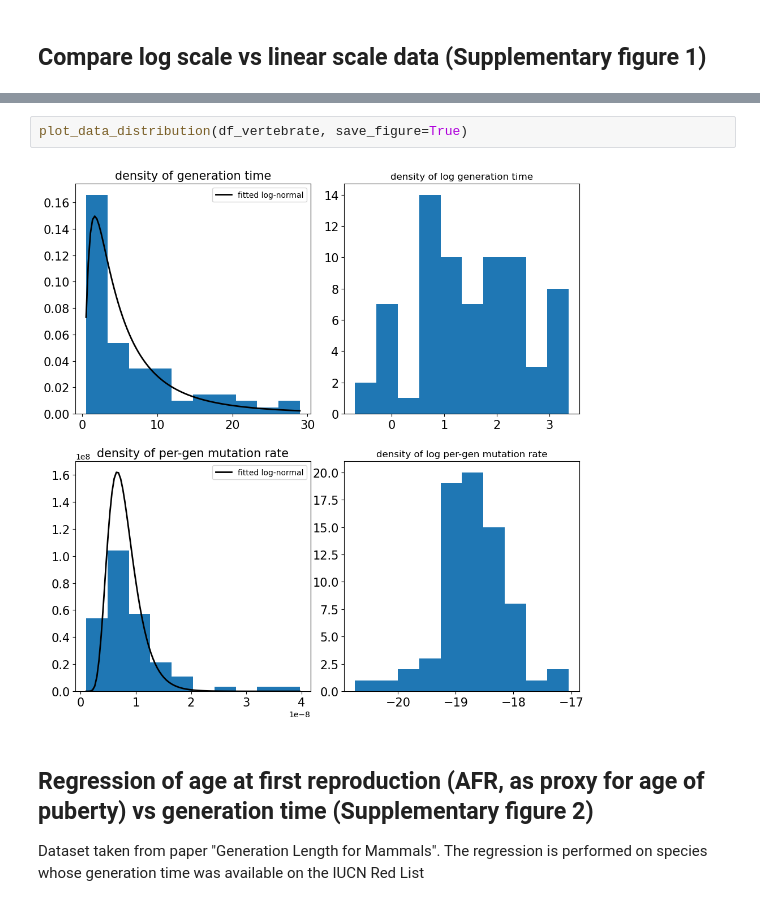
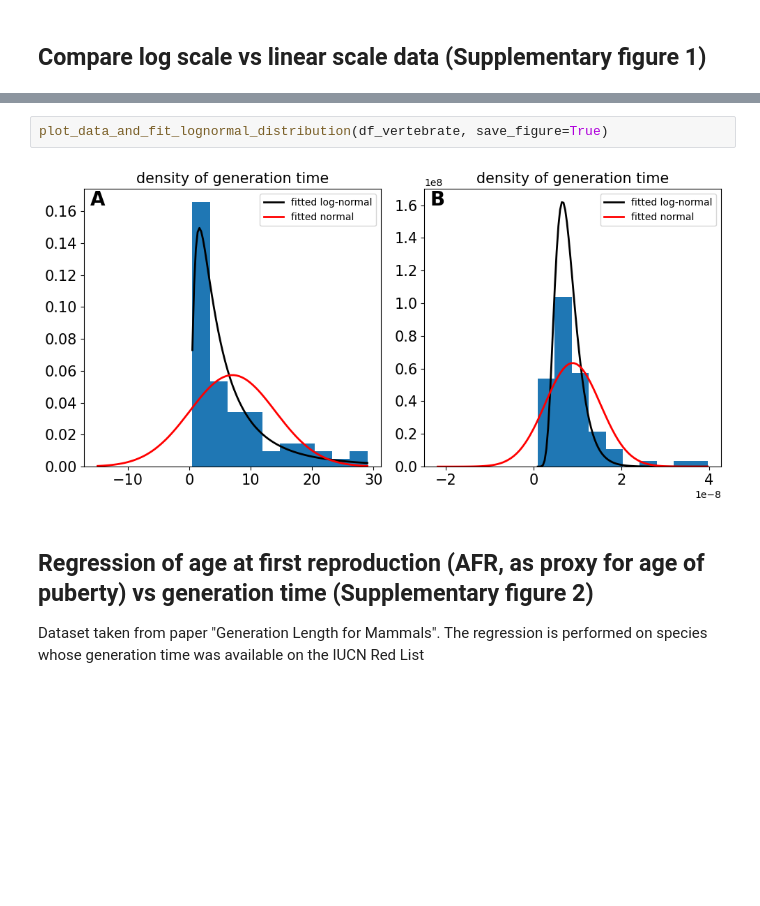
Before and after one commit to harrispopgen/clocklike-DBH, a Jupyter notebook: DBH_plots.ipynb, the cells around one changed output, grey strips where cells are left out. Drawn from its saved outputs; the diff is of its cells as text; blank space fills up the shorter version.

Commit message:
reformatted supplementary figure 1

```diff
--- a/DBH_plots.ipynb
+++ b/DBH_plots.ipynb
@@ -614,9 +612,9 @@ def plot_data_distribution(df, save_figure=False):
     if save_figure:
         fig.savefig("figures/supp_figure1_lognormal_distribution.pdf", bbox_inches='tight')
 # %%
-plot_data_distribution(df_vertebrate, save_figure=True)
+plot_data_and_fit_lognormal_distribution(df_vertebrate, save_figure=True)
 # %% [output]
-[figure, old version]
+[figure, new version]
 # %% [markdown]
 ## Regression of age at first reproduction (AFR, as proxy for age of puberty) vs generation time (Supplementary figure 2)
 Dataset taken from paper "Generation Length for Mammals". The regression is performed on species whose generation time was available on the IUCN Red List
```
Also changed, not shown: parts of 2 cells of this notebook.
